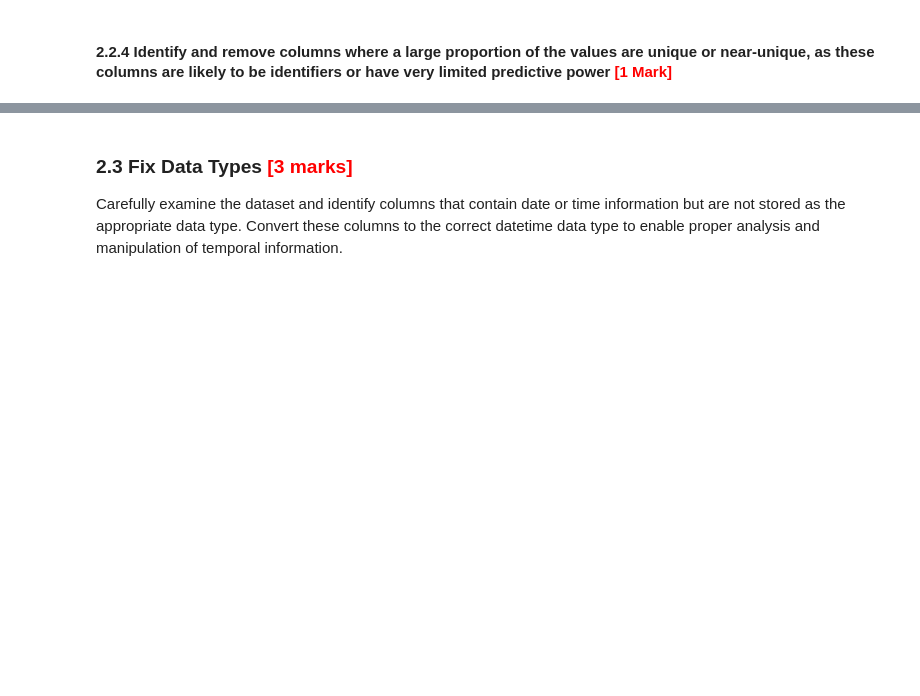
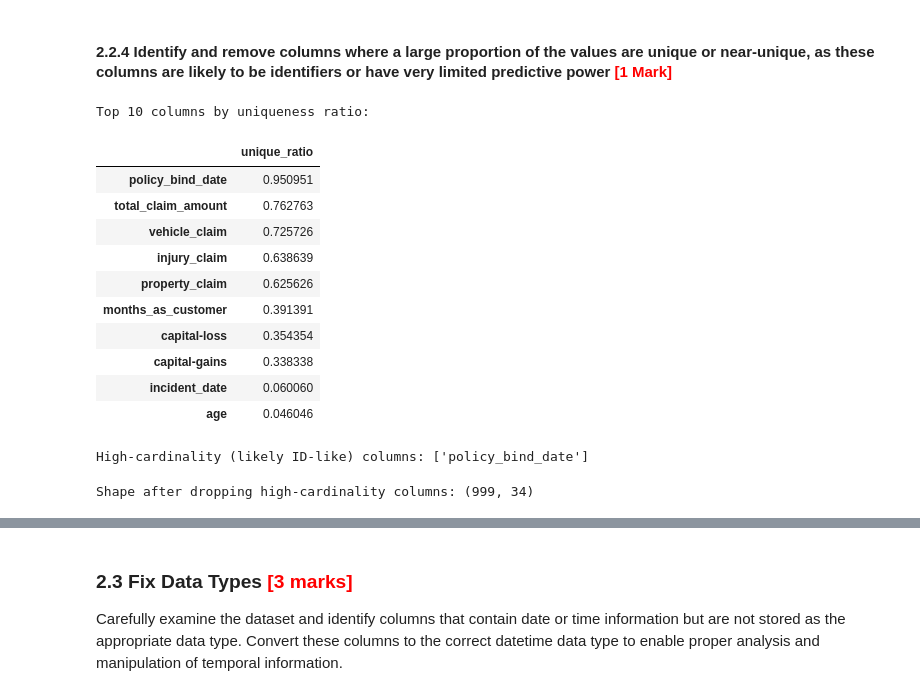
Before and after one commit to princepushparaj/UpgradMLII, a Jupyter notebook: Fraudulent_Claim_Detection_Starter.ipynb, the cells around one changed output, grey strips where cells are left out. Drawn from its saved outputs; the diff is of its cells as text; code cells hidden in the pictures; blank space fills up the shorter version.

```diff
--- a/Fraudulent_Claim_Detection_Starter.ipynb
+++ b/Fraudulent_Claim_Detection_Starter.ipynb
@@ -327,0 +346,5 @@ df.columns.tolist() # list of all column names
+# %%
+# Handle the rows containing null values
+row_missing_frac = df.isna().mean(axis=1)
+df = df.loc[row_missing_frac <= 0.40].reset_index(drop=True)
+print("Rows after heavy-missing drop:", df.shape[0])
@@ -337,0 +368,6 @@ df.columns.tolist() # list of all column names
+# %%
+# Identify and drop any columns that are completely empty
+const_cols = [c for c in df.columns if df[c].nunique(dropna=False) <= 1]
+print("Constant columns:", const_cols) # _39 column found empty
+df = df.drop(columns=const_cols)
+print("Columns after constant drop:", df.shape)
@@ -342,2 +379,15 @@ df.columns.tolist() # list of all column names
+# %%
+# Identify and drop rows where features have illogical or invalid values, such as negative values for features that should only have positive values
+invalid_rows = {}
+
+for col in df.select_dtypes(include=np.number).columns:
+    # Check if the column is expected to be strictly non-negative
+    if (df[col] < 0).any():
+        bad_count = (df[col] < 0).sum()
+        invalid_rows[col] = bad_count
+        print(f"Column '{col}' has {bad_count} invalid (negative) entries.")
+
+df = df[df["umbrella_limit"] >= 0] # umbrella_limit should be non-negative
+df["capital-loss"] = df["capital-loss"].abs() # convert to absolute values
 # %% [markdown]
 #### **2.2.4** Identify and remove columns where a large proportion of the values are unique or near-unique, as these columns are likely to be identifiers or have very limited predictive power <font color="red">[1 Mark]</font>
@@ -346,2 +394,32 @@ df.columns.tolist() # list of all column names
+# %%
+# Identify and remove columns that are likely to be identifiers or have very limited predictive power
+n_rows = df.shape[0]
+# Calculate unique ratios
+unique_ratios = df.nunique(dropna=False) / n_rows
+unique_ratios = unique_ratios.sort_values(ascending=False)
+
+print("Top 10 columns by uniqueness ratio:")
+display(unique_ratios.head(10).to_frame("unique_ratio"))
+high_card_cols = unique_ratios[unique_ratios > 0.95].index.tolist()
+print("High-cardinality (likely ID-like) columns:", high_card_cols)
+
+df = df.drop(columns=high_card_cols, errors="ignore")
+# %% [output]
+Top 10 columns by uniqueness ratio:
+|  | unique_ratio |
+| policy_bind_date | 0.950951 |
+| total_claim_amount | 0.762763 |
+| vehicle_claim | 0.725726 |
+| injury_claim | 0.638639 |
+| property_claim | 0.625626 |
+| months_as_customer | 0.391391 |
+| capital-loss | 0.354354 |
+| capital-gains | 0.338338 |
+| incident_date | 0.060060 |
+| age | 0.046046 |
+High-cardinality (likely ID-like) columns: ['policy_bind_date']
 # %%
 # Check the dataset
+print("Shape after dropping high-cardinality columns:", df.shape)
+# %% [output]
+Shape after dropping high-cardinality columns: (999, 34)
```
Also changed, not shown: parts of 10 cells of this notebook.
